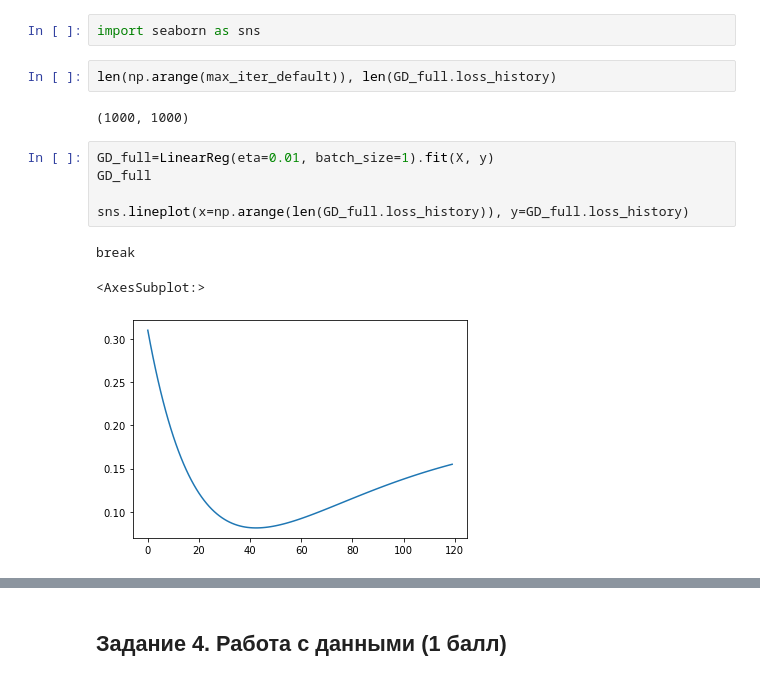
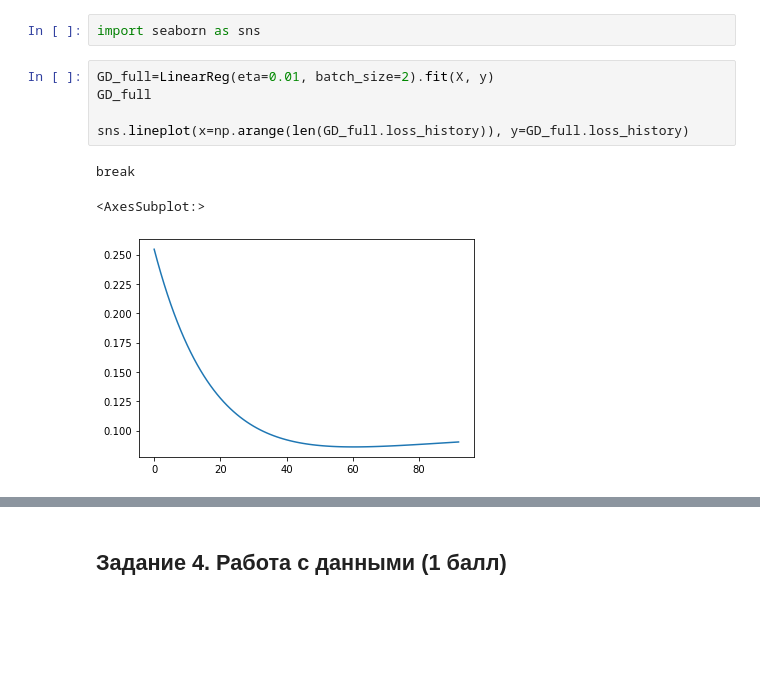
Before and after one commit to HeySlava/hse_course, a Jupyter notebook: homework3/homework-practice-03-gd.ipynb, the cells around one changed output, grey strips where cells are left out. Saved outputs shown, nothing was run; the diff lists cells and outputs as text; blank space fills up the shorter version.

```diff
--- a/homework3/homework-practice-03-gd.ipynb
+++ b/homework3/homework-practice-03-gd.ipynb
@@ -489,16 +489,12 @@ class LinearReg(BaseEstimator):
         return mse(X@self.w, y)
 # %%
 import seaborn as sns
-# %%
-len(np.arange(max_iter_default)), len(GD_full.loss_history)
-# %% [output]
-(1000, 1000)
 # %%
-GD_full=LinearReg(eta=0.01, batch_size=1).fit(X, y)
+GD_full=LinearReg(eta=0.01, batch_size=2).fit(X, y)
 GD_full
 
 sns.lineplot(x=np.arange(len(GD_full.loss_history)), y=GD_full.loss_history)
 # %% [output]
 break
 <AxesSubplot:>
-[figure, old version]
+[figure, new version]
```
Also changed, not shown: parts of 11 cells of this notebook.
